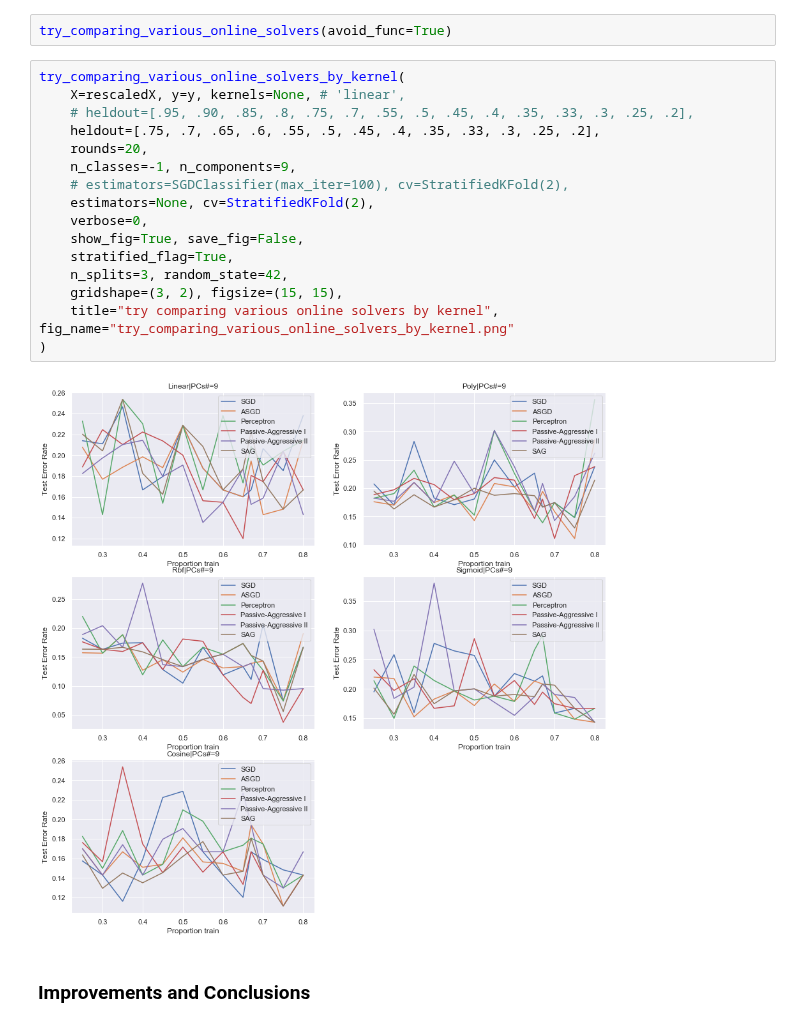
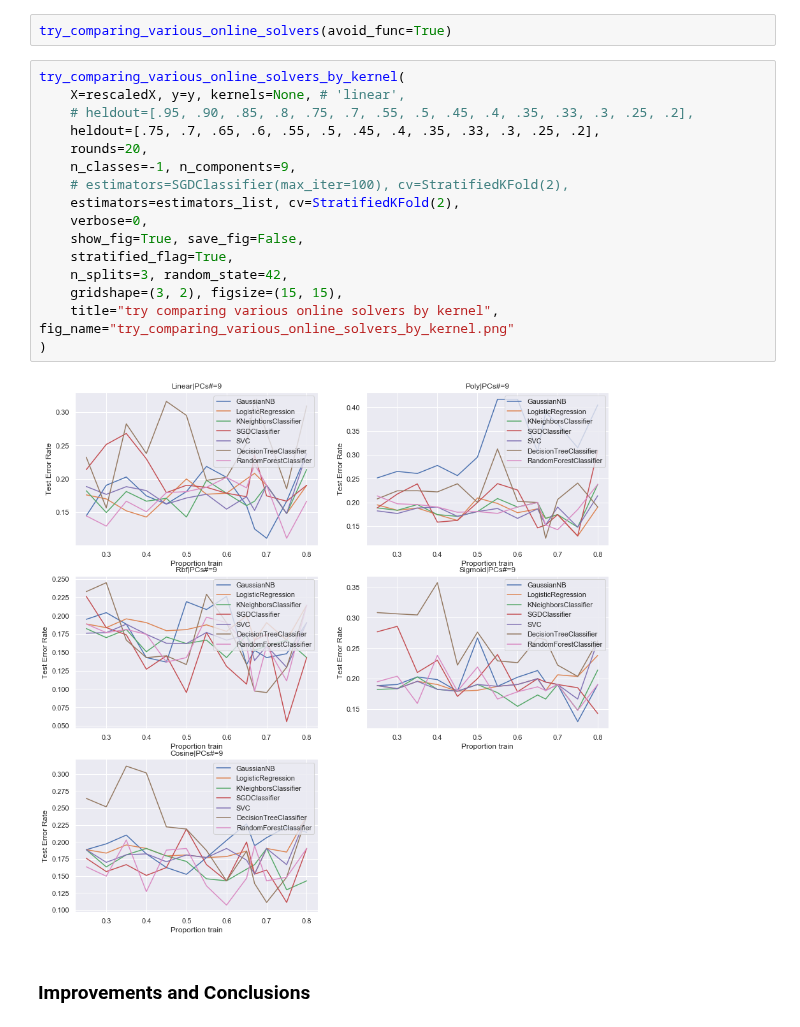
Before and after one commit to franec94/Pittsburgh-Bridge-Dataset, a Jupyter notebook: pittsburgh-bridges-data-set-analysis/models-analyses/random_tests/test_comparing_various_online_solvers.ipynb, the cells around one changed output. Saved outputs shown, nothing was run; the diff lists cells and outputs as text.

```diff
--- a/pittsburgh-bridges-data-set-analysis/models-analyses/random_tests/test_comparing_various_online_solvers.ipynb
+++ b/pittsburgh-bridges-data-set-analysis/models-analyses/random_tests/test_comparing_various_online_solvers.ipynb
@@ -220,21 +220,21 @@ try_comparing_various_online_solvers(avoid_func=True)
 # %%
 try_comparing_various_online_solvers_by_kernel(
     X=rescaledX, y=y, kernels=None, # 'linear',
     # heldout=[.95, .90, .85, .8, .75, .7, .55, .5, .45, .4, .35, .33, .3, .25, .2],
     heldout=[.75, .7, .65, .6, .55, .5, .45, .4, .35, .33, .3, .25, .2],
     rounds=20,
     n_classes=-1, n_components=9,
     # estimators=SGDClassifier(max_iter=100), cv=StratifiedKFold(2),
-    estimators=None, cv=StratifiedKFold(2),
+    estimators=estimators_list, cv=StratifiedKFold(2),
     verbose=0,
     show_fig=True, save_fig=False,
     stratified_flag=True,
     n_splits=3, random_state=42,
     gridshape=(3, 2), figsize=(15, 15),
     title="try comparing various online solvers by kernel", fig_name="try_comparing_various_online_solvers_by_kernel.png"
 )
 # %% [output]
-[figure, old version]
+[figure, new version]
 # %% [markdown]
 ### Improvements and Conclusions <a class="anchor" id="Improvements-and-conclusions"></a>
 # %% [markdown]
```
Also changed, not shown: 9 other files.
